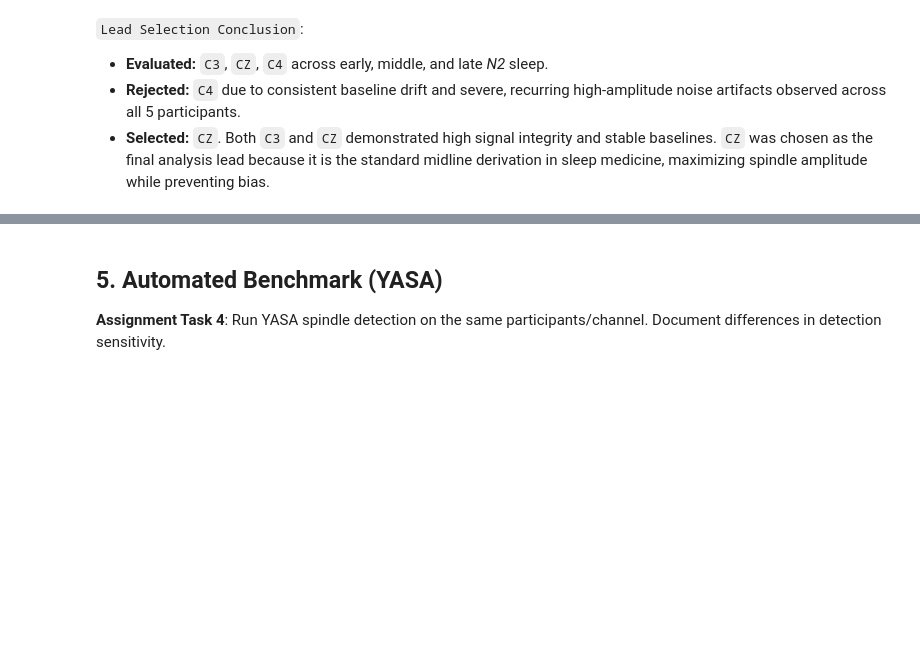
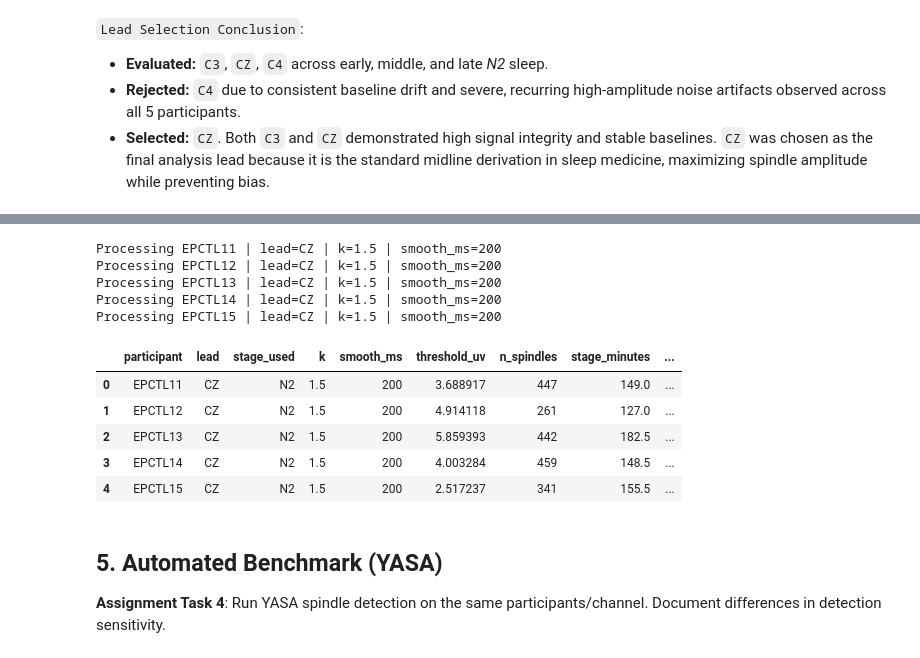
Before and after one commit to neehanthreddym/eeg-signal-processing-classification, a Jupyter notebook: notebooks/part1_spindles.ipynb, the cells around one changed output, grey strips where cells are left out. Saved outputs shown, nothing was run; the diff lists cells and outputs as text; code cells hidden in the pictures; blank space fills up the shorter version.

```diff
--- a/notebooks/part1_spindles.ipynb
+++ b/notebooks/part1_spindles.ipynb
@@ -27,8 +27,10 @@ warnings.filterwarnings("ignore")
 DATA_DIR    = Path("../data/raw")
 RESULTS_DIR = Path("../results")
 FIGURES_DIR = Path("../figures")
+MANUAL_DIR  = Path("../data/processed/manual_detection")
 RESULTS_DIR.mkdir(exist_ok=True)
 FIGURES_DIR.mkdir(exist_ok=True)
+MANUAL_DIR.mkdir(parents=True, exist_ok=True)
 
 # Participants
 PARTICIPANTS = [11, 12, 13, 14, 15]
@@ -304,3 +657,54 @@ Saved lead selection summary to results/lead_selection_summary.csv
+# %%
+# Run manual spindle detection on all participants and save outputs
+MANUAL_PARAMS = {"lead": "CZ", "k": 1.5, "smooth_ms": 200}
+
+manual_summary_rows = []
+manual_events_all = []
+
+for pid in PARTICIPANTS:
+    print(f"Processing EPCTL{pid} | lead={MANUAL_PARAMS['lead']} | k={MANUAL_PARAMS['k']} | smooth_ms={MANUAL_PARAMS['smooth_ms']}")
+
+    result = manual_spindle_detector(
+        pid=pid,
+        data_dir=DATA_DIR,
+        lead=MANUAL_PARAMS["lead"],
+        k=MANUAL_PARAMS["k"],
+        smooth_ms=MANUAL_PARAMS["smooth_ms"],
+        min_duration=0.5,
+        max_duration=2.0
+    )
+
+    summary_row = result["summary"]
+    events_df = result["events"].copy()
+
+    # Add parameter columns to events too
+    events_df["k"] = MANUAL_PARAMS["k"]
+    events_df["smooth_ms"] = MANUAL_PARAMS["smooth_ms"]
+    events_df["threshold_uv"] = summary_row["threshold_uv"]
+
+    manual_summary_rows.append(summary_row)
+    manual_events_all.append(events_df)
+
+manual_summary_df = pd.DataFrame(manual_summary_rows)
+manual_events_df = pd.concat(manual_events_all, ignore_index=True)
+
+# Save combined outputs
+manual_summary_df.to_csv(MANUAL_DIR / "manual_spindle_summary.csv", index=False)
+manual_events_df.to_csv(MANUAL_DIR / "manual_spindle_events_all.csv", index=False)
+
+manual_summary_df
+# %% [output]
+Processing EPCTL11 | lead=CZ | k=1.5 | smooth_ms=200
+Processing EPCTL12 | lead=CZ | k=1.5 | smooth_ms=200
+Processing EPCTL13 | lead=CZ | k=1.5 | smooth_ms=200
+Processing EPCTL14 | lead=CZ | k=1.5 | smooth_ms=200
+Processing EPCTL15 | lead=CZ | k=1.5 | smooth_ms=200
+|  | participant | lead | stage_used | k | smooth_ms | threshold_uv | n_spindles | stage_minutes | ... |
+| 0 | EPCTL11 | CZ | N2 | 1.5 | 200 | 3.688917 | 447 | 149.0 | ... |
+| 1 | EPCTL12 | CZ | N2 | 1.5 | 200 | 4.914118 | 261 | 127.0 | ... |
+| 2 | EPCTL13 | CZ | N2 | 1.5 | 200 | 5.859393 | 442 | 182.5 | ... |
+| 3 | EPCTL14 | CZ | N2 | 1.5 | 200 | 4.003284 | 459 | 148.5 | ... |
+| 4 | EPCTL15 | CZ | N2 | 1.5 | 200 | 2.517237 | 341 | 155.5 | ... |
 # %% [markdown]
 ## 5. Automated Benchmark (YASA)
 **Assignment Task 4**: Run YASA spindle detection on the same participants/channel. Document differences in detection sensitivity.
```
Also changed, not shown: parts of 7 cells of this notebook, 2 other files.
